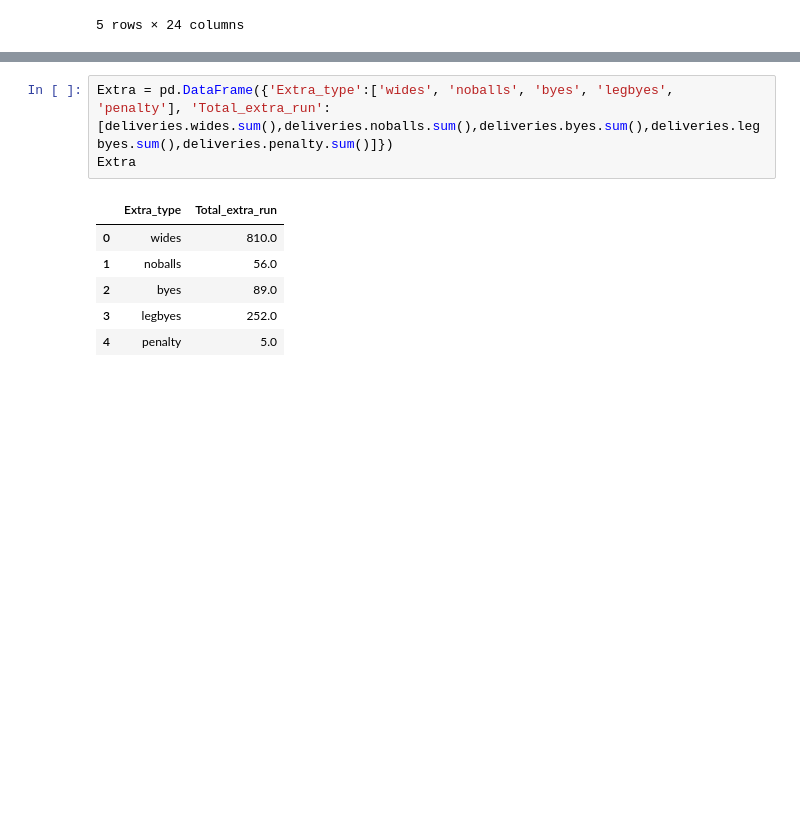
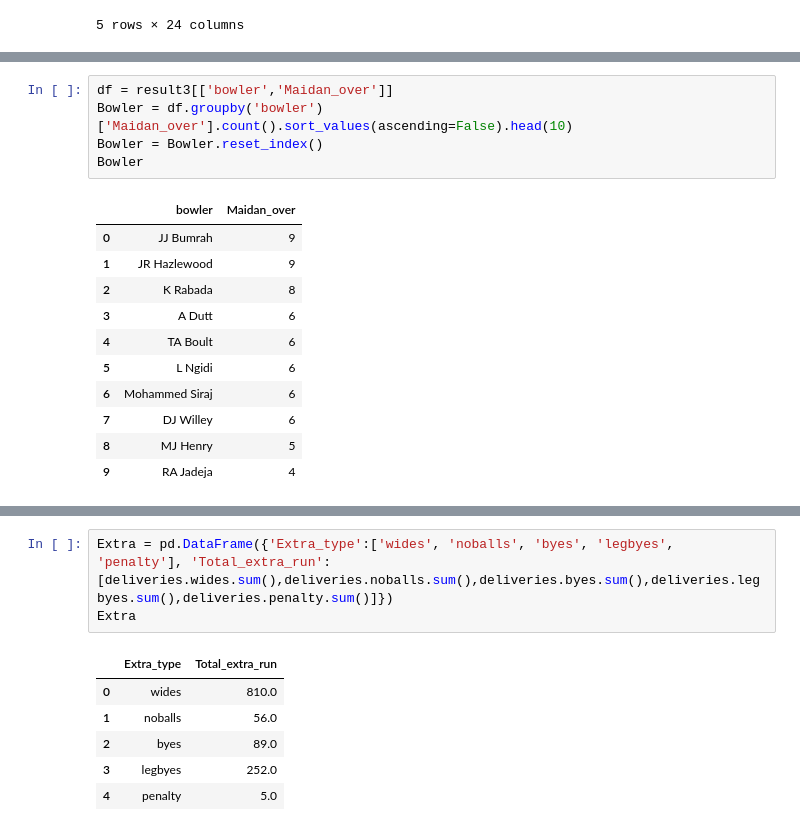
Before and after one commit to Pankajgupta836/World_cup_2023, a Jupyter notebook: World cup 2023 Analysis.ipynb, the cells around one changed output, grey strips where cells are left out. Saved outputs shown, nothing was run; the diff lists cells and outputs as text; blank space fills up the shorter version.

```diff
--- a/World cup 2023 Analysis.ipynb
+++ b/World cup 2023 Analysis.ipynb
@@ -320,0 +360,17 @@ deliveries.tail()
+# %%
+df = result3[['bowler','Maidan_over']]
+Bowler = df.groupby('bowler')['Maidan_over'].count().sort_values(ascending=False).head(10)
+Bowler = Bowler.reset_index()
+Bowler
+# %% [output]
+|  | bowler | Maidan_over |
+| 0 | JJ Bumrah | 9 |
+| 1 | JR Hazlewood | 9 |
+| 2 | K Rabada | 8 |
+| 3 | A Dutt | 6 |
+| 4 | TA Boult | 6 |
+| 5 | L Ngidi | 6 |
+| 6 | Mohammed Siraj | 6 |
+| 7 | DJ Willey | 6 |
+| 8 | MJ Henry | 5 |
+| 9 | RA Jadeja | 4 |
```
Also changed, not shown: parts of 5 cells of this notebook.
